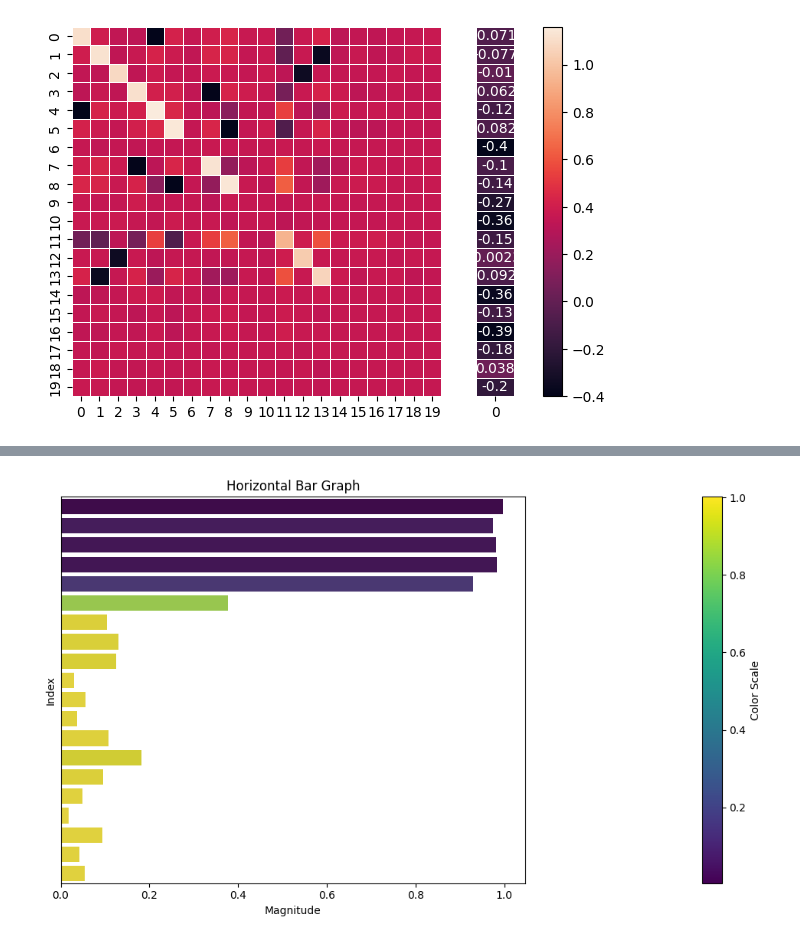
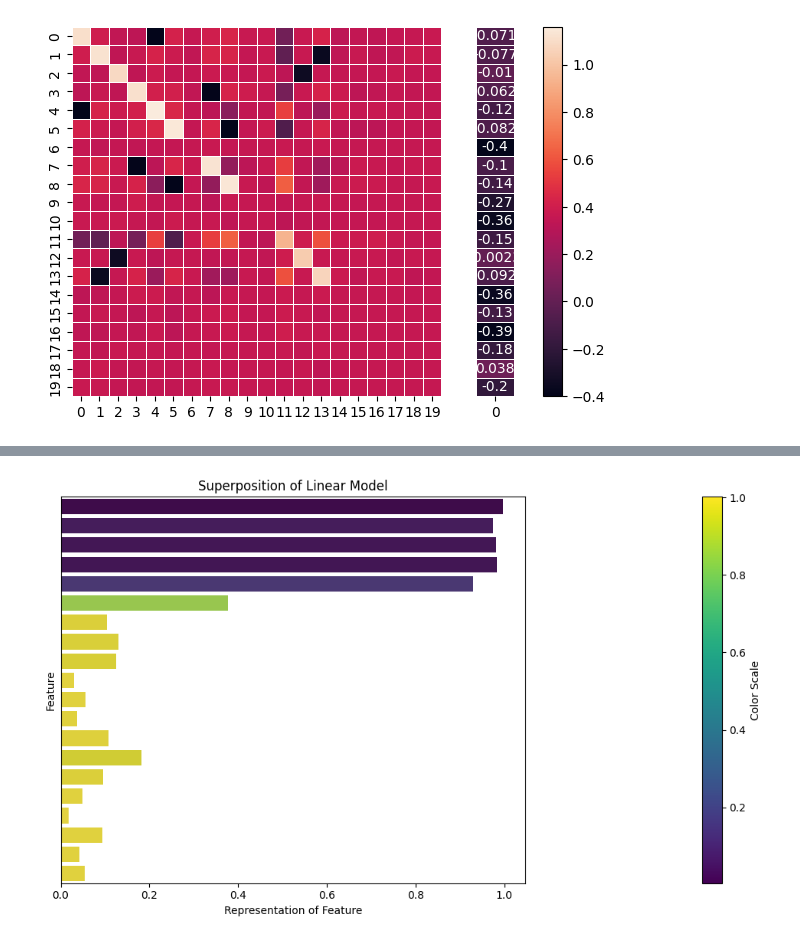
Before and after one commit to Evan-eng/anthropic_superposition_experiment_recreation, a Jupyter notebook: demonstrating_superposition.ipynb, the cells around one changed output, grey strips where cells are left out. Drawn from its saved outputs; the diff is of its cells as text; code cells hidden in the pictures.

```diff
--- a/demonstrating_superposition.ipynb
+++ b/demonstrating_superposition.ipynb
@@ -190,25 +190,25 @@ plt.show()
 # %%
 indices = np.arange(len(norms_W1))
 color_scale = plt.cm.ScalarMappable(cmap='viridis')
 color_scale.set_array(superposition_W1.flatten())
 colors = color_scale.to_rgba(superposition_W1.flatten())
 
 fig, (ax1, ax2) = plt.subplots(1, 2, figsize=(10, 6))
 
 sns.barplot(x=norms_W1.flatten(), y=indices, orient='h', palette=colors, ax=ax1)
 ax1.set_yticks([])
 ax1.set_ylabel('')
 
 cbar = plt.colorbar(color_scale, ax=ax2)
 cbar.set_label('Color Scale')
 
 fig.delaxes(ax2)
 
-ax1.set_xlabel('Magnitude')
-ax1.set_ylabel('Index')
-ax1.set_title('Horizontal Bar Graph')
+ax1.set_xlabel('Representation of Feature')
+ax1.set_ylabel('Feature')
+ax1.set_title('Superposition of Linear Model')
 
 plt.tight_layout()
 plt.show()
 # %% [output]
-[figure, old version]
+[figure, new version]
```
Also changed, not shown: parts of 1 cell of this notebook.
